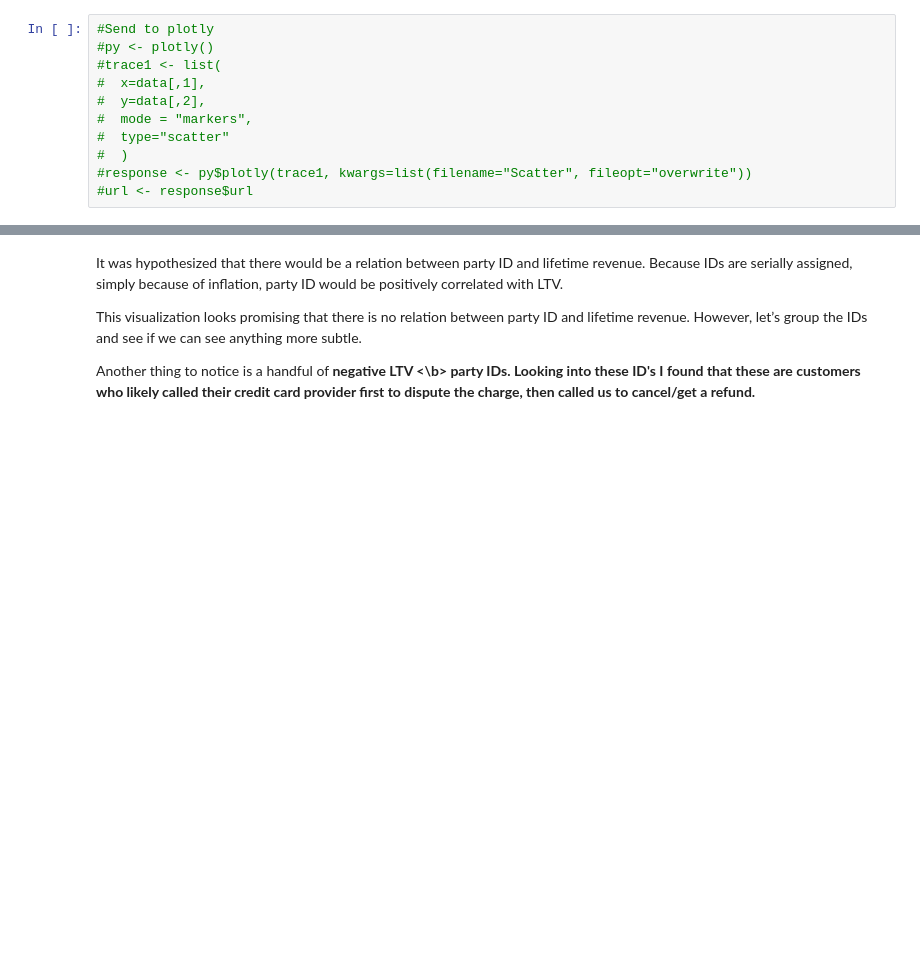
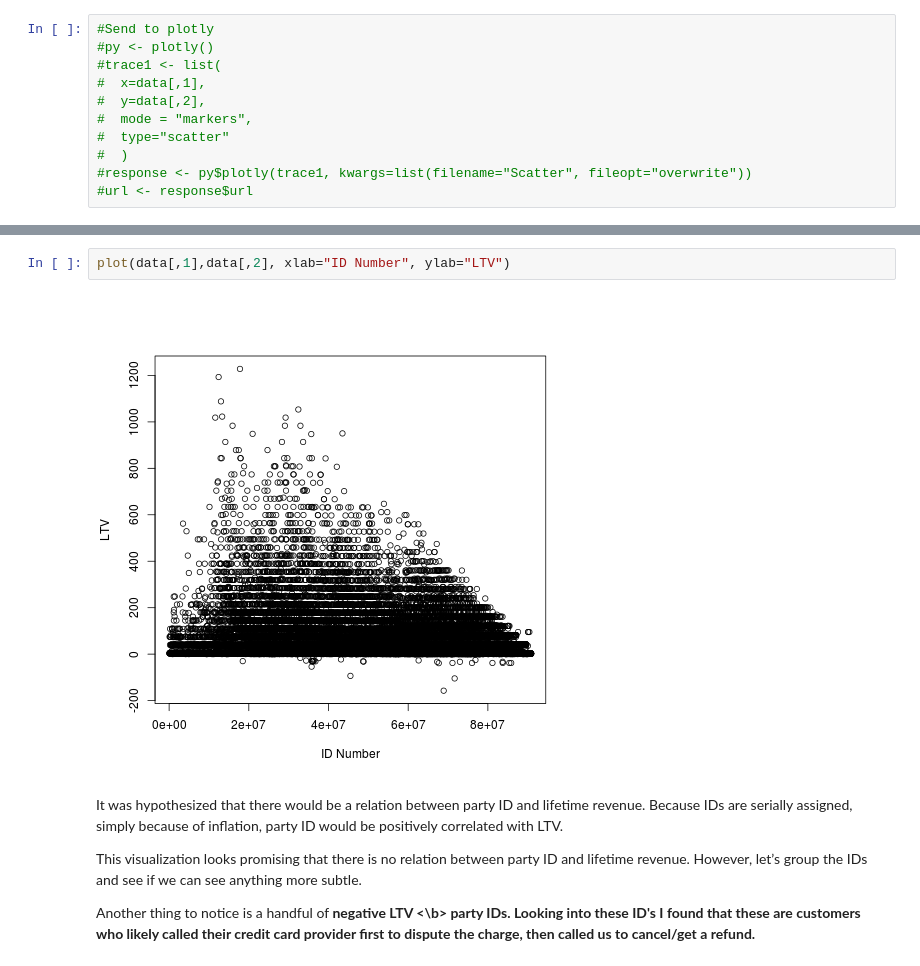
Before and after one commit to mroth00/test, a Jupyter notebook: Drivers LTV Notebook.ipynb, the cells around one changed output, grey strips where cells are left out. Drawn from its saved outputs; the diff is of its cells as text; blank space fills up the shorter version.

```diff
--- a/Drivers LTV Notebook.ipynb
+++ b/Drivers LTV Notebook.ipynb
@@ -134,3 +130,7 @@ Send to Plotly
+# %%
+plot(data[,1],data[,2], xlab="ID Number", ylab="LTV")
+# %% [output]
+[figure, added]
 # %% [markdown]
 It was hypothesized that there would be a relation between party ID and lifetime revenue. Because IDs are serially assigned, simply because of inflation, party ID would be positively correlated with LTV.
 
```
Also changed, not shown: parts of 5 cells of this notebook.
